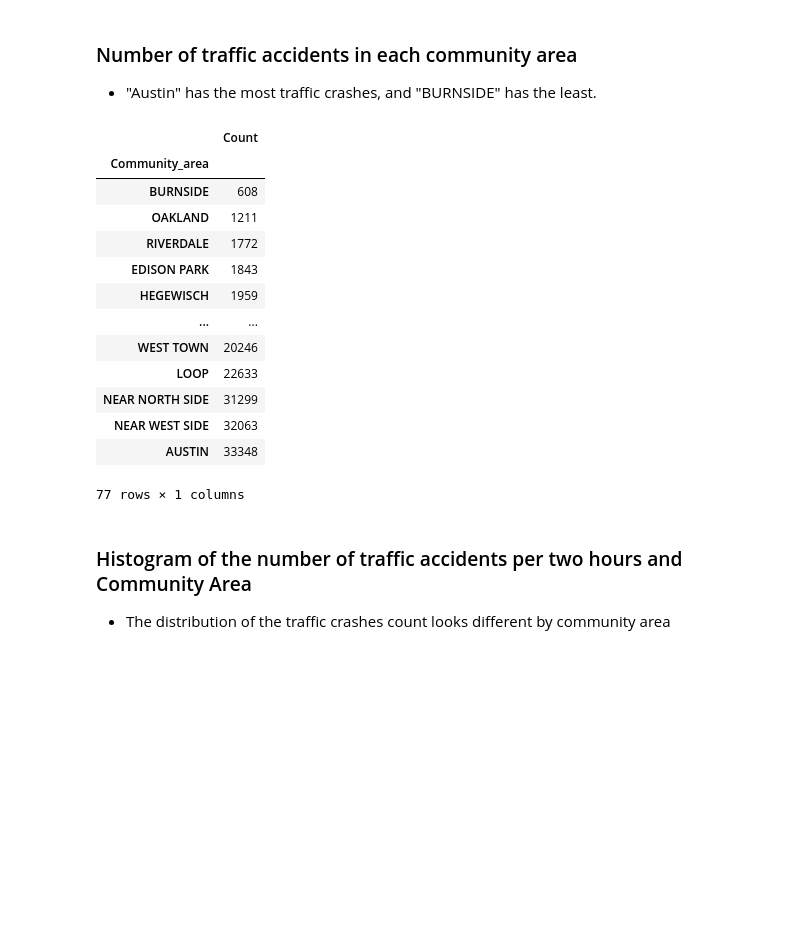
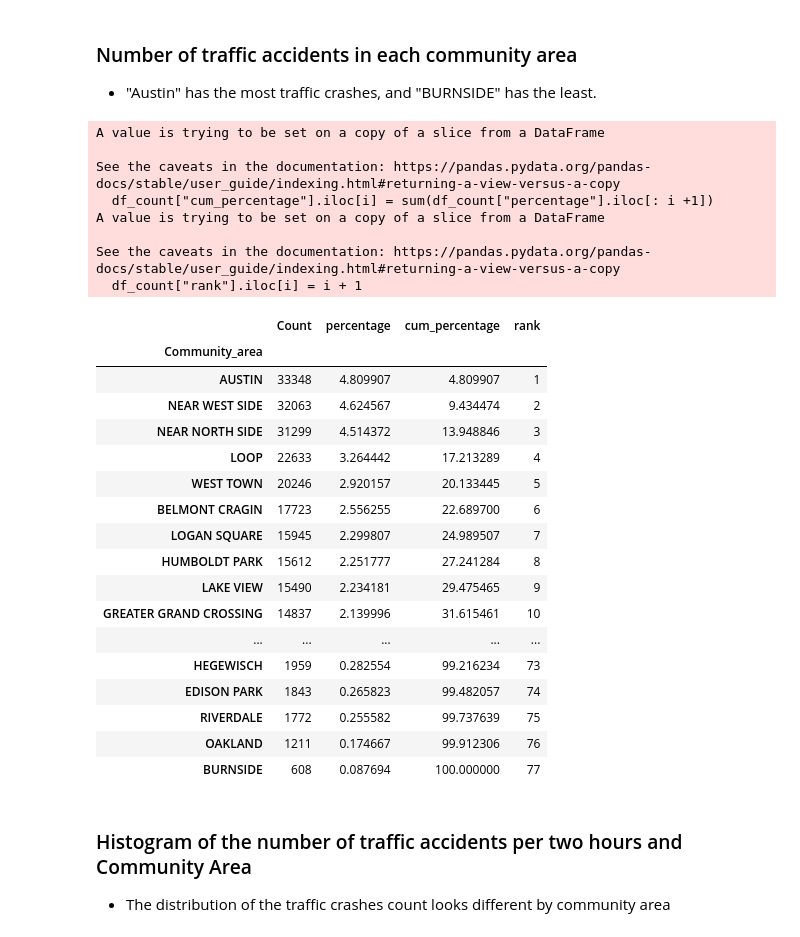
Before and after one commit to kosawa26/Capstone, a Jupyter notebook: GLM.ipynb, the cells around one changed output. Drawn from its saved outputs; the diff is of its cells as text; code cells hidden in the pictures; blank space fills up the shorter version.

```diff
--- a/GLM.ipynb
+++ b/GLM.ipynb
@@ -192,22 +192,43 @@ plt.show()
 ### Number of traffic accidents in each community area
 * "Austin" has the most traffic crashes, and "BURNSIDE" has the least.
 # %%
-df_agg[["Community_area", "Count"]].groupby(["Community_area"]).sum().sort_values("Count")
+pd.set_option('display.max_rows', None)
+
+df_count = df_agg[["Community_area", "Count"]].groupby(["Community_area"]).sum().sort_values("Count", ascending=False)
+df_count["percentage"] = df_count["Count"] * 100 / sum(df_count["Count"])
+df_count["cum_percentage"] = [0] * df_count.shape[0]
+df_count["rank"] = [0] * df_count.shape[0]
+for i in range(df_count.shape[0]):
+    df_count["cum_percentage"].iloc[i] = sum(df_count["percentage"].iloc[: i +1])
+    df_count["rank"].iloc[i] = i + 1
+df_count
 # %% [output]
+A value is trying to be set on a copy of a slice from a DataFrame
+
+See the caveats in the documentation: https://pandas.pydata.org/pandas-docs/stable/user_guide/indexing.html#returning-a-view-versus-a-copy
+  df_count["cum_percentage"].iloc[i] = sum(df_count["percentage"].iloc[: i +1])
+A value is trying to be set on a copy of a slice from a DataFrame
+
+See the caveats in the documentation: https://pandas.pydata.org/pandas-docs/stable/user_guide/indexing.html#returning-a-view-versus-a-copy
+  df_count["rank"].iloc[i] = i + 1
-|  | Count |
-| Community_area |  |
-| BURNSIDE | 608 |
-| OAKLAND | 1211 |
-| RIVERDALE | 1772 |
-| EDISON PARK | 1843 |
-| HEGEWISCH | 1959 |
-| ... | ... |
-| WEST TOWN | 20246 |
-| LOOP | 22633 |
-| NEAR NORTH SIDE | 31299 |
-| NEAR WEST SIDE | 32063 |
-| AUSTIN | 33348 |
+|  | Count | percentage | cum_percentage | rank |
+| Community_area |  |  |  |  |
+| AUSTIN | 33348 | 4.809907 | 4.809907 | 1 |
+| NEAR WEST SIDE | 32063 | 4.624567 | 9.434474 | 2 |
+| NEAR NORTH SIDE | 31299 | 4.514372 | 13.948846 | 3 |
+| LOOP | 22633 | 3.264442 | 17.213289 | 4 |
+| WEST TOWN | 20246 | 2.920157 | 20.133445 | 5 |
+| BELMONT CRAGIN | 17723 | 2.556255 | 22.689700 | 6 |
+| LOGAN SQUARE | 15945 | 2.299807 | 24.989507 | 7 |
+| HUMBOLDT PARK | 15612 | 2.251777 | 27.241284 | 8 |
+| LAKE VIEW | 15490 | 2.234181 | 29.475465 | 9 |
+| GREATER GRAND CROSSING | 14837 | 2.139996 | 31.615461 | 10 |
+| ... | ... | ... | ... | ... |
+| HEGEWISCH | 1959 | 0.282554 | 99.216234 | 73 |
+| EDISON PARK | 1843 | 0.265823 | 99.482057 | 74 |
+| RIVERDALE | 1772 | 0.255582 | 99.737639 | 75 |
+| OAKLAND | 1211 | 0.174667 | 99.912306 | 76 |
+| BURNSIDE | 608 | 0.087694 | 100.000000 | 77 |
-77 rows × 1 columns
 # %% [markdown]
 ### Histogram of the number of traffic accidents per two hours and Community Area
 * The distribution of the traffic crashes count looks different by community area
```
Also changed, not shown: parts of 5 cells of this notebook, 6 other files.
